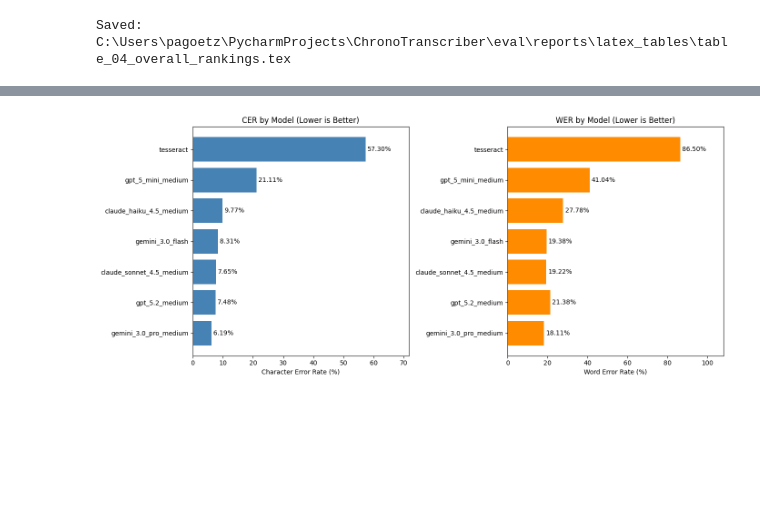
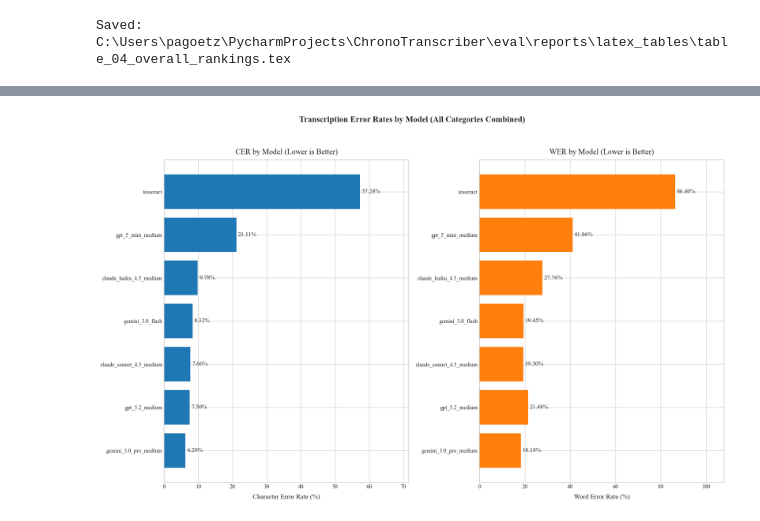
Before and after one commit to Paullllllllllllllllll/ChronoTranscriber, a Jupyter notebook: eval/transcription_eval.ipynb, the cells around one changed output, grey strips where cells are left out. Drawn from its saved outputs; the diff is of its cells as text; code cells hidden in the pictures; blank space fills up the shorter version.

```diff
--- a/eval/transcription_eval.ipynb
+++ b/eval/transcription_eval.ipynb
@@ -1396,76 +1464,70 @@ If `matplotlib` is available and `overall_model_metrics` has data, the code:
 # %%
 # =============================================================================
-# 7. Visualization (Optional)
+# 7. Visualization
 # =============================================================================
 
-try:
-    import matplotlib.pyplot as plt
-    import numpy as np
+# Colorblind-friendly palette (Tableau 10)
+COLOR_CER = "#1f77b4"  # muted blue
+COLOR_WER = "#ff7f0e"  # muted orange
 
-    PLOT_AVAILABLE = True
-except ImportError:
-    PLOT_AVAILABLE = False
-    print("matplotlib not available - skipping visualizations")
-    print("Install with: pip install matplotlib")
-
-if PLOT_AVAILABLE and overall_model_metrics:
-    # Prepare data - sort by CER for consistent ordering
+if overall_model_metrics:
+    # Prepare data -- sort by CER for consistent ordering
     ranked = sorted(overall_model_metrics.items(), key=lambda x: x[1].cer)
     models = [m[0] for m in ranked]
     cer_values = [m[1].cer * 100 for m in ranked]
     wer_values = [m[1].wer * 100 for m in ranked]
 
     # Create figure
-    fig, axes = plt.subplots(1, 2, figsize=(14, 6))
+    fig, axes = plt.subplots(1, 2, figsize=(16, 10))
+    fig.suptitle(
+        "Transcription Error Rates by Model (All Categories Combined)",
+        fontsize=FONT_CONFIG["suptitle_size"], fontweight="bold", y=0.98,
+    )
 
     # CER bar chart
     ax1 = axes[0]
-    bars1 = ax1.barh(models, cer_values, color='steelblue')
-    ax1.set_xlabel('Character Error Rate (%)')
-    ax1.set_title('CER by Model (Lower is Better)')
-    ax1.bar_label(bars1, fmt='%.2f%%', padding=3)
+    bars1 = ax1.barh(models, cer_values, color=COLOR_CER)
+    ax1.set_xlabel("Character Error Rate (%)")
+    ax1.set_title("CER by Model (Lower is Better)")
+    ax1.bar_label(bars1, fmt="%.2f%%", padding=3)
     ax1.set_xlim(0, max(cer_values) * 1.25 if cer_values else 10)
 
     # WER bar chart
     ax2 = axes[1]
-    bars2 = ax2.barh(models, wer_values, color='darkorange')
-    ax2.set_xlabel('Word Error Rate (%)')
-    ax2.set_title('WER by Model (Lower is Better)')
-    ax2.bar_label(bars2, fmt='%.2f%%', padding=3)
+    bars2 = ax2.barh(models, wer_values, color=COLOR_WER)
+    ax2.set_xlabel("Word Error Rate (%)")
+    ax2.set_title("WER by Model (Lower is Better)")
+    ax2.bar_label(bars2, fmt="%.2f%%", padding=3)
     ax2.set_xlim(0, max(wer_values) * 1.25 if wer_values else 10)
 
-    plt.tight_layout()
+    fig.tight_layout(rect=[0, 0, 1, 0.95])
 
-    # Save figure
-    fig_path = REPORTS_PATH / f"eval_chart_{timestamp}.png"
-    plt.savefig(fig_path, dpi=150, bbox_inches='tight')
-    print(f"Chart saved: {fig_path}")
-
-    # Also save as PDF for LaTeX inclusion
-    if SAVE_TABLES_LATEX:
-        pdf_path = LATEX_OUTPUT_DIR / f"figure_01_error_rates.pdf"
-        plt.savefig(pdf_path, dpi=300, bbox_inches='tight')
-        print(f"PDF chart saved: {pdf_path}")
+    # Save figure using the standardized helper (guarded by SAVE_FIGURES)
+    save_figure(fig, f"eval_chart_{timestamp}")
 
     plt.show()
 
-    # =============================================================================
-    # Create summary statistics table for visualization
-    # =============================================================================
+    # ==========================================================================
+    # Summary statistics table for visualization section
+    # ==========================================================================
     viz_stats = pd.DataFrame({
-        'Model': models,
-        'CER (%)': [f'{v:.2f}' for v in cer_values],
-        'WER (%)': [f'{v:.2f}' for v in wer_values],
-        'CER Rank': range(1, len(models) + 1),
+        "Model": models,
+        "CER (%)": [f"{v:.2f}" for v in cer_values],
+        "WER (%)": [f"{v:.2f}" for v in wer_values],
+        "CER Rank": range(1, len(models) + 1),
     })
 
-    display(HTML('<h4>Table 6: Model Performance Summary (Sorted by CER)</h4>'))
+    display(HTML("<h4>Table 8: Model Performance Summary (Sorted by CER)</h4>"))
     display(HTML(viz_stats.to_html(index=False)))
 
     if SAVE_TABLES_LATEX:
-        latex_path = LATEX_OUTPUT_DIR / 'table_06_performance_summary.tex'
-        viz_stats.to_latex(latex_path, index=False,
-                           caption='Model Performance Summary Sorted by Character Error Rate',
-                           label='tab:performance_summary')
-        print(f'Saved: {latex_path}')
+        latex_path = LATEX_OUTPUT_DIR / "table_08_performance_summary.tex"
+        viz_stats.to_latex(
+            latex_path, index=False,
+            caption="Model Performance Summary Sorted by Character Error Rate",
+            label="tab:performance_summary",
+        )
+        print(f"Saved: {latex_path}")
+else:
+    print("No overall metrics available -- skipping visualizations.")
 # %% [output]
@@ -1474 +1536 @@ PDF chart saved: C:\Users\pagoetz\PycharmProjects\ChronoTranscriber\eval\reports
-[figure, old version]
+[figure, new version]
```
Also changed, not shown: parts of 31 cells of this notebook, 5 other files.
